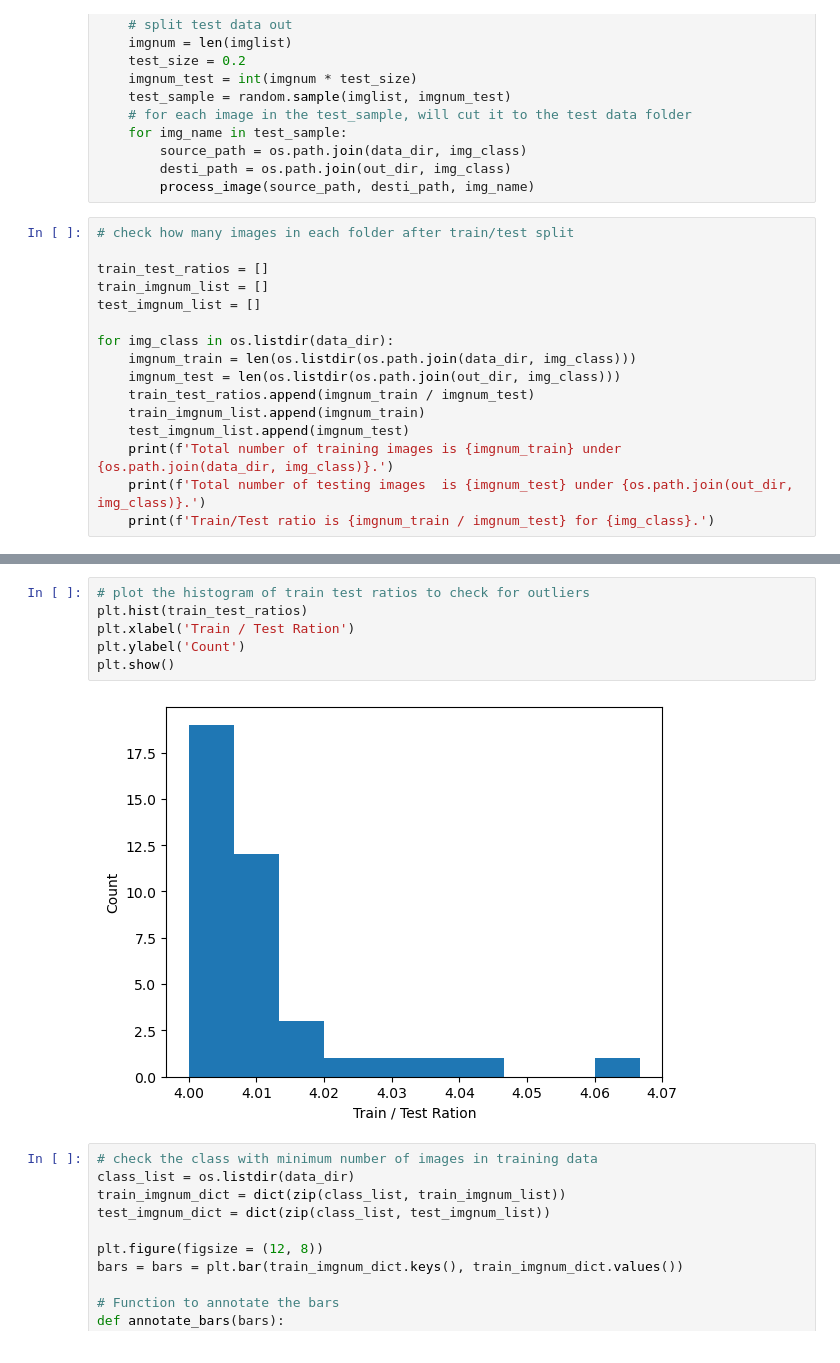
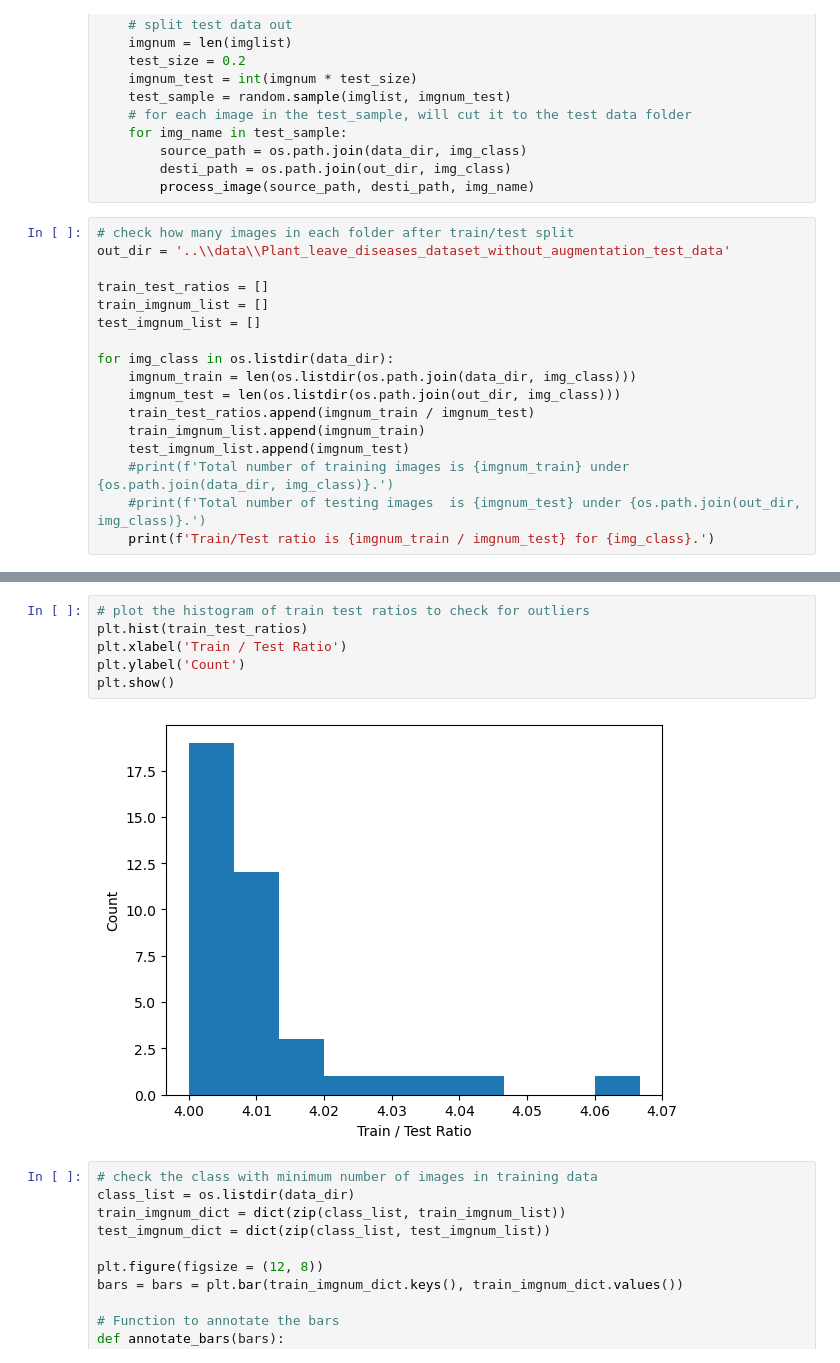
Before and after one commit to wangtuguahhh/Capstone_2, a Jupyter notebook: notebook/Capstone2_03_Feature_Engineering.ipynb, the cells around one changed output, grey strips where cells are left out. Drawn from its saved outputs; the diff is of its cells as text.

```diff
--- a/notebook/Capstone2_03_Feature_Engineering.ipynb
+++ b/notebook/Capstone2_03_Feature_Engineering.ipynb
@@ -79,6 +79,7 @@ for img_class in os.listdir(data_dir):
         process_image(source_path, desti_path, img_name)
 # %%
 # check how many images in each folder after train/test split
+out_dir = '..\\data\\Plant_leave_diseases_dataset_without_augmentation_test_data'
 
 train_test_ratios = []
 train_imgnum_list = []
@@ -90,7 +91,7 @@ for img_class in os.listdir(data_dir):
     train_test_ratios.append(imgnum_train / imgnum_test)
     train_imgnum_list.append(imgnum_train)
     test_imgnum_list.append(imgnum_test)
-    print(f'Total number of training images is {imgnum_train} under {os.path.join(data_dir, img_class)}.')
-    print(f'Total number of testing images  is {imgnum_test} under {os.path.join(out_dir, img_class)}.')
+    #print(f'Total number of training images is {imgnum_train} under {os.path.join(data_dir, img_class)}.')
+    #print(f'Total number of testing images  is {imgnum_test} under {os.path.join(out_dir, img_class)}.')
     print(f'Train/Test ratio is {imgnum_train / imgnum_test} for {img_class}.')
 # %% [output]
@@ -114,11 +115,11 @@ Train/Test ratio is 4.0018674136321195 for Tomato___Tomato_Yellow_Leaf_Curl_Viru
 # %%
 # plot the histogram of train test ratios to check for outliers
 plt.hist(train_test_ratios)
-plt.xlabel('Train / Test Ration')
+plt.xlabel('Train / Test Ratio')
 plt.ylabel('Count')
 plt.show()
 # %% [output]
-[figure, old version]
+[figure, new version]
 # %%
 # check the class with minimum number of images in training data
 class_list = os.listdir(data_dir)
```
Also changed, not shown: parts of 17 cells of this notebook.
